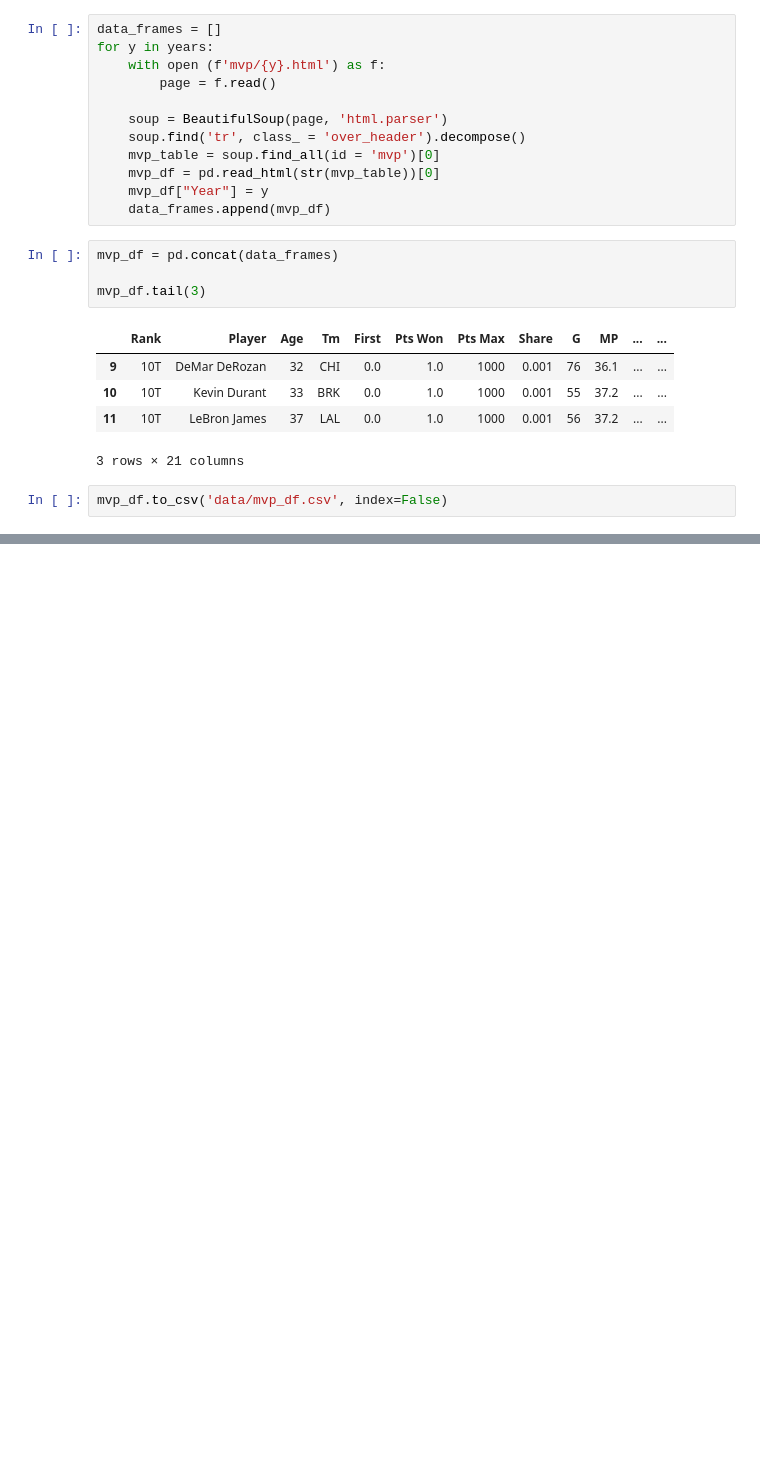
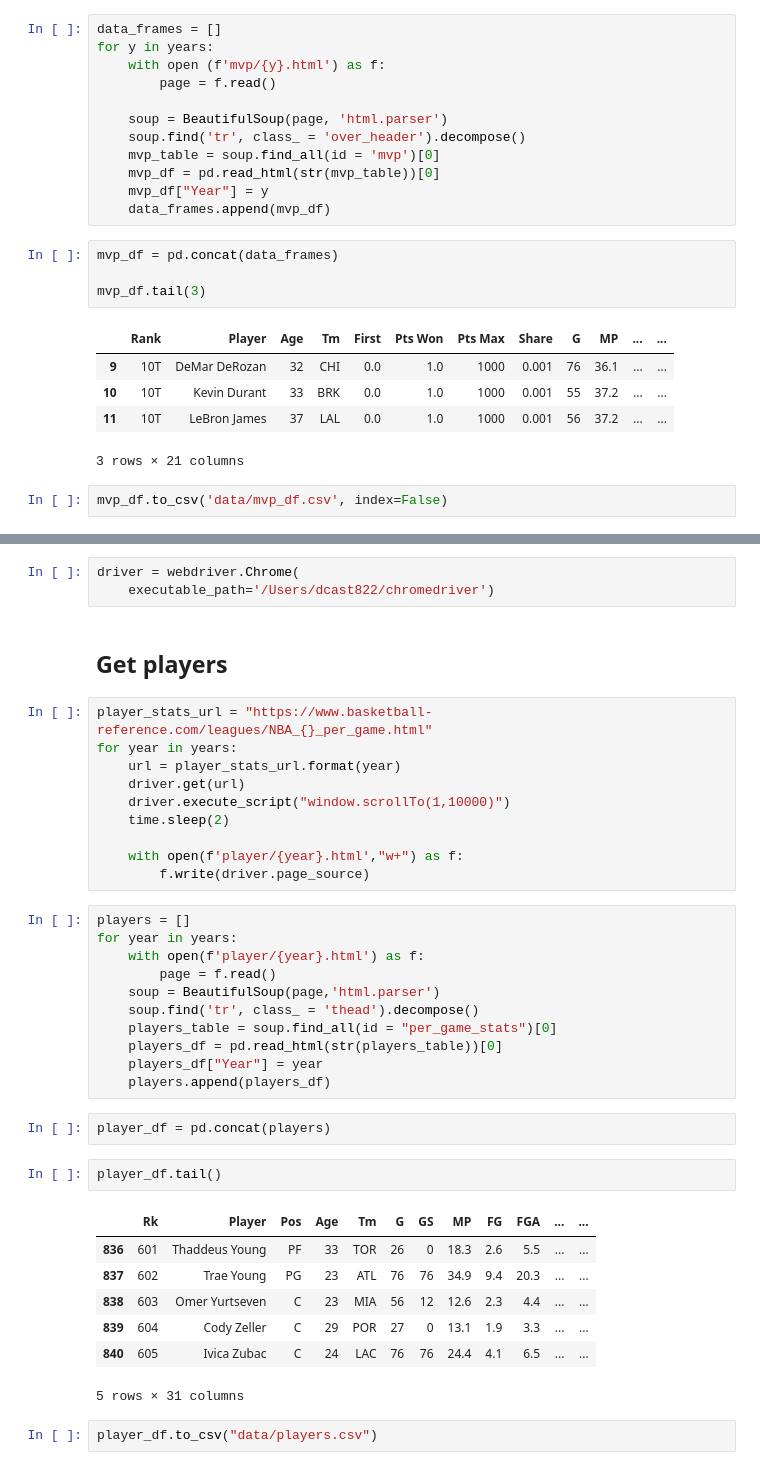
Before and after one commit to dcast822/NBA_analysis, a Jupyter notebook: webscrape_basketball_ref.ipynb, the cells around one changed output, grey strips where cells are left out. Drawn from its saved outputs; the diff is of its cells as text; blank space fills up the shorter version.

Commit message:
webscraped overall player data and saved to csv

```diff
--- a/webscrape_basketball_ref.ipynb
+++ b/webscrape_basketball_ref.ipynb
@@ -96,0 +101,40 @@ mvp_df.to_csv('data/mvp_df.csv', index=False)
+# %%
+driver = webdriver.Chrome(
+    executable_path='/Users/dcast822/chromedriver')
+# %% [markdown]
+## Get players
+# %%
+player_stats_url = "https://www.basketball-reference.com/leagues/NBA_{}_per_game.html"
+for year in years:
+    url = player_stats_url.format(year)
+    driver.get(url)
+    driver.execute_script("window.scrollTo(1,10000)")
+    time.sleep(2)
+
+    with open(f'player/{year}.html',"w+") as f:
+        f.write(driver.page_source)
+# %%
+players = []
+for year in years:
+    with open(f'player/{year}.html') as f:
+        page = f.read()
+    soup = BeautifulSoup(page,'html.parser')
+    soup.find('tr', class_ = 'thead').decompose()
+    players_table = soup.find_all(id = "per_game_stats")[0]
+    players_df = pd.read_html(str(players_table))[0]
+    players_df["Year"] = year
+    players.append(players_df)
+# %%
+player_df = pd.concat(players)
+# %%
+player_df.tail()
+# %% [output]
+|  | Rk | Player | Pos | Age | Tm | G | GS | MP | FG | FGA | ... | ... |
+| 836 | 601 | Thaddeus Young | PF | 33 | TOR | 26 | 0 | 18.3 | 2.6 | 5.5 | ... | ... |
+| 837 | 602 | Trae Young | PG | 23 | ATL | 76 | 76 | 34.9 | 9.4 | 20.3 | ... | ... |
+| 838 | 603 | Omer Yurtseven | C | 23 | MIA | 56 | 12 | 12.6 | 2.3 | 4.4 | ... | ... |
+| 839 | 604 | Cody Zeller | C | 29 | POR | 27 | 0 | 13.1 | 1.9 | 3.3 | ... | ... |
+| 840 | 605 | Ivica Zubac | C | 24 | LAC | 76 | 76 | 24.4 | 4.1 | 6.5 | ... | ... |
+5 rows × 31 columns
+# %%
+player_df.to_csv("data/players.csv")
```
Also changed, not shown: parts of 1 cell of this notebook, 44 other files.
